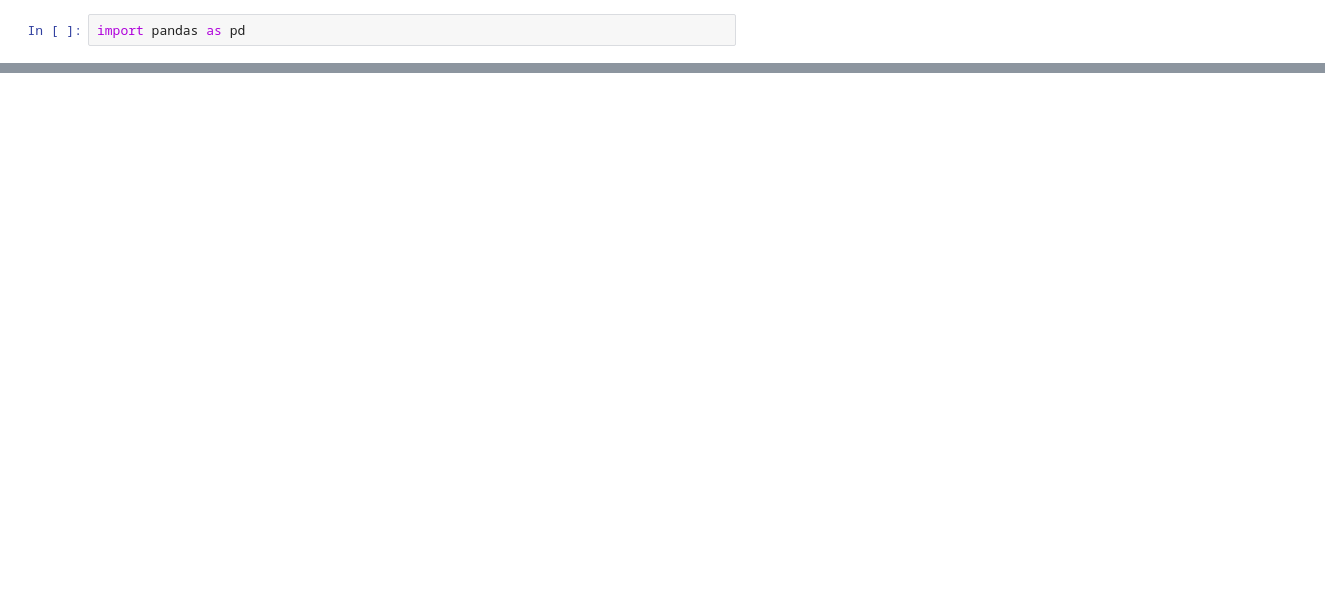
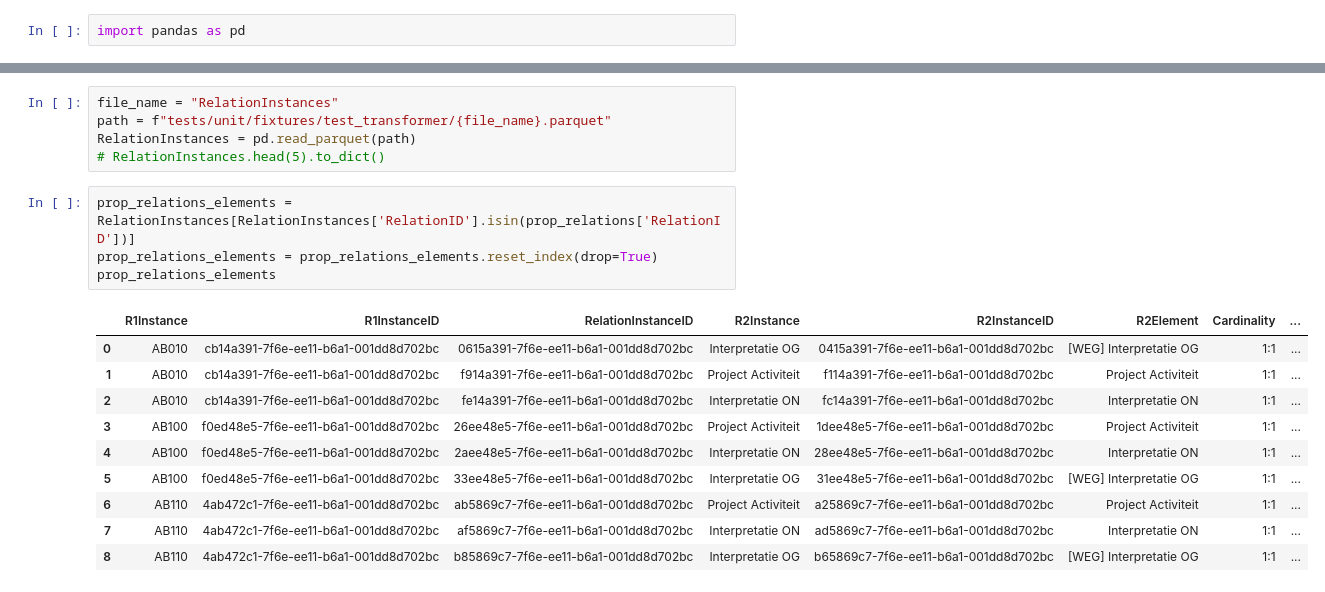
Before and after one commit to nvvliet-croonwolterendros/relatics-extractor, a Jupyter notebook: fixture_viewer.ipynb, the cells around one changed output, grey strips where cells are left out. Drawn from its saved outputs; the diff is of its cells as text; blank space fills up the shorter version.

```diff
--- a/fixture_viewer.ipynb
+++ b/fixture_viewer.ipynb
@@ -35,0 +35,20 @@ df.iloc[5:10,:].to_dict(orient="list")
+# %%
+file_name = "RelationInstances"
+path = f"tests/unit/fixtures/test_transformer/{file_name}.parquet"
+RelationInstances = pd.read_parquet(path)
+# RelationInstances.head(5).to_dict()
+# %%
+prop_relations_elements = RelationInstances[RelationInstances['RelationID'].isin(prop_relations['RelationID'])]
+prop_relations_elements = prop_relations_elements.reset_index(drop=True)
+prop_relations_elements
+# %% [output]
+|  | R1Instance | R1InstanceID | RelationInstanceID | R2Instance | R2InstanceID | R2Element | Cardinality | ... |
+| 0 | AB010 | cb14a391-7f6e-ee11-b6a1-001dd8d702bc | 0615a391-7f6e-ee11-b6a1-001dd8d702bc | Interpretatie OG | 0415a391-7f6e-ee11-b6a1-001dd8d702bc | [WEG] Interpretatie OG | 1:1 | ... |
+| 1 | AB010 | cb14a391-7f6e-ee11-b6a1-001dd8d702bc | f914a391-7f6e-ee11-b6a1-001dd8d702bc | Project Activiteit | f114a391-7f6e-ee11-b6a1-001dd8d702bc | Project Activiteit | 1:1 | ... |
+| 2 | AB010 | cb14a391-7f6e-ee11-b6a1-001dd8d702bc | fe14a391-7f6e-ee11-b6a1-001dd8d702bc | Interpretatie ON | fc14a391-7f6e-ee11-b6a1-001dd8d702bc | Interpretatie ON | 1:1 | ... |
+| 3 | AB100 | f0ed48e5-7f6e-ee11-b6a1-001dd8d702bc | 26ee48e5-7f6e-ee11-b6a1-001dd8d702bc | Project Activiteit | 1dee48e5-7f6e-ee11-b6a1-001dd8d702bc | Project Activiteit | 1:1 | ... |
+| 4 | AB100 | f0ed48e5-7f6e-ee11-b6a1-001dd8d702bc | 2aee48e5-7f6e-ee11-b6a1-001dd8d702bc | Interpretatie ON | 28ee48e5-7f6e-ee11-b6a1-001dd8d702bc | Interpretatie ON | 1:1 | ... |
+| 5 | AB100 | f0ed48e5-7f6e-ee11-b6a1-001dd8d702bc | 33ee48e5-7f6e-ee11-b6a1-001dd8d702bc | Interpretatie OG | 31ee48e5-7f6e-ee11-b6a1-001dd8d702bc | [WEG] Interpretatie OG | 1:1 | ... |
+| 6 | AB110 | 4ab472c1-7f6e-ee11-b6a1-001dd8d702bc | ab5869c7-7f6e-ee11-b6a1-001dd8d702bc | Project Activiteit | a25869c7-7f6e-ee11-b6a1-001dd8d702bc | Project Activiteit | 1:1 | ... |
+| 7 | AB110 | 4ab472c1-7f6e-ee11-b6a1-001dd8d702bc | af5869c7-7f6e-ee11-b6a1-001dd8d702bc | Interpretatie ON | ad5869c7-7f6e-ee11-b6a1-001dd8d702bc | Interpretatie ON | 1:1 | ... |
+| 8 | AB110 | 4ab472c1-7f6e-ee11-b6a1-001dd8d702bc | b85869c7-7f6e-ee11-b6a1-001dd8d702bc | Interpretatie OG | b65869c7-7f6e-ee11-b6a1-001dd8d702bc | [WEG] Interpretatie OG | 1:1 | ... |
```
Also changed, not shown: parts of 10 cells of this notebook, 9 other files.
